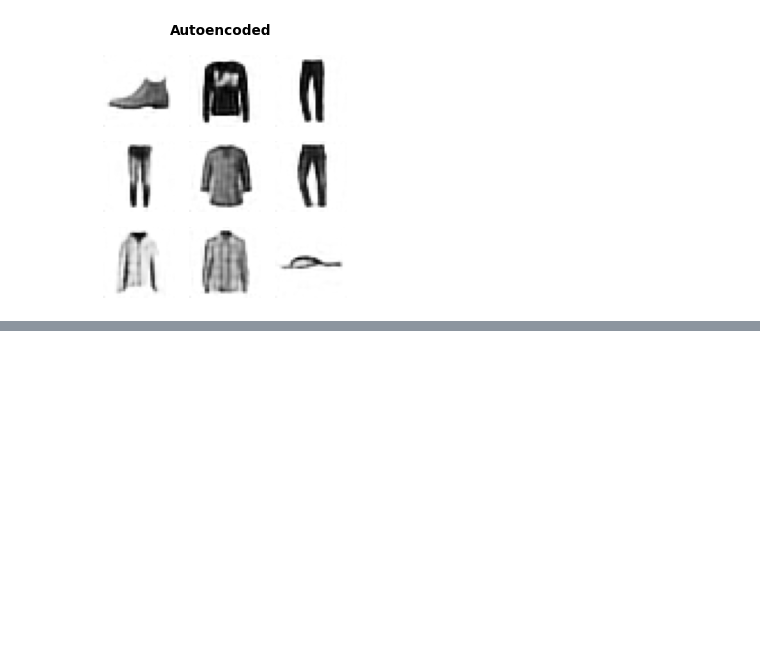
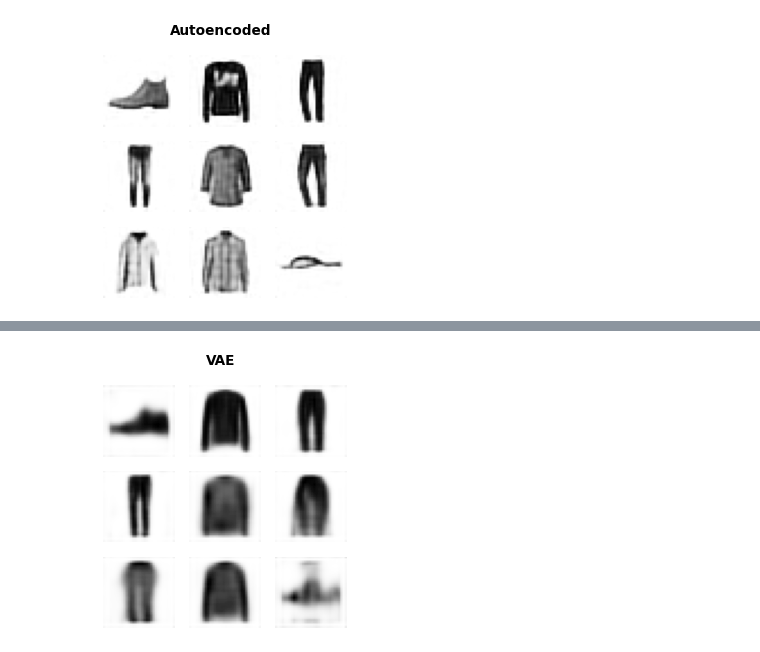
Before and after one commit to fastai/course22p2, a Jupyter notebook: nbs/29_vae.ipynb, the cells around one changed output, grey strips where cells are left out. Cells and saved outputs as stored; diff of their text form; code cells hidden in the pictures; blank space fills up the shorter version.

```diff
--- a/nbs/29_vae.ipynb
+++ b/nbs/29_vae.ipynb
@@ -151,0 +223,6 @@ show_images(t[:9], imsize=1.5, title='Autoencoded');
+# %%
+dl = dls.valid
+xb,yb = b = next(iter(dl))
+# %%
+t,mu,lv = to_cpu(model(xb.cuda()))
+t = t.clamp(-1,1)
@@ -151,0 +233,4 @@ show_images(t[:9], imsize=1.5, title='Autoencoded');
+# %%
+show_images(t[:9], imsize=1.5, title='VAE');
+# %% [output]
+[figure, added]
```
Also changed, not shown: parts of 11 cells of this notebook.
